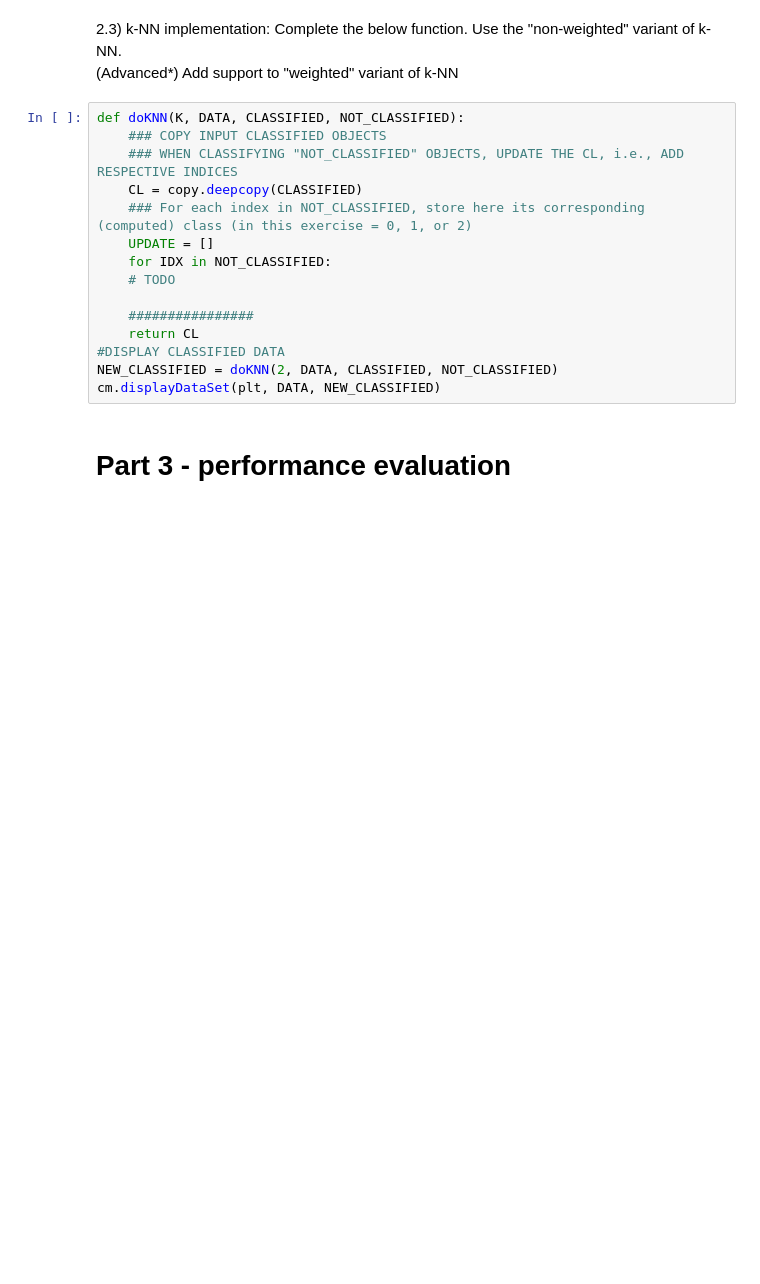
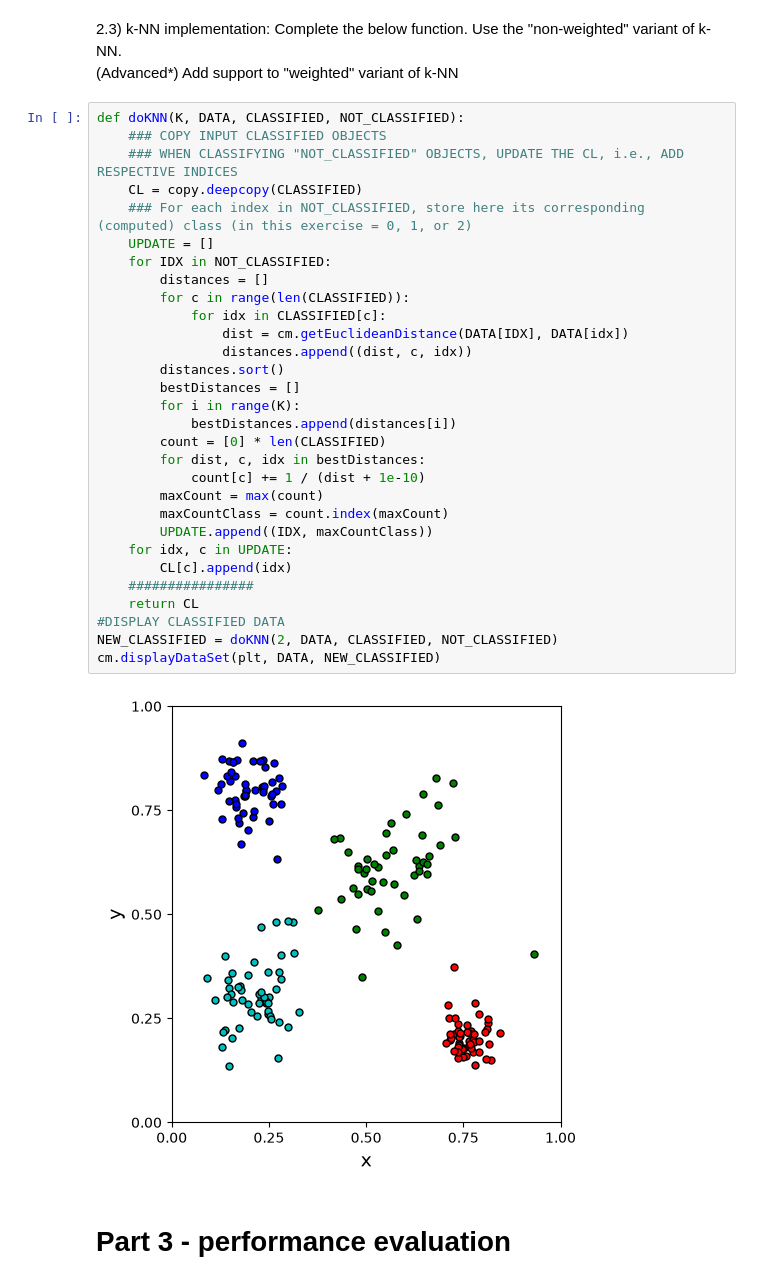
Before and after one commit to jmaciaszczyk/ai_labs, a Jupyter notebook: classification/Exercises.ipynb, the cells around one changed output. Cells and saved outputs as stored; diff of their text form; blank space fills up the shorter version.

```diff
--- a/classification/Exercises.ipynb
+++ b/classification/Exercises.ipynb
@@ -149,18 +154,35 @@ cm.displayDataSet(plt, DATA, CLASSIFIED, NOT_CLASSIFIED) #plt = plot package; se
 # %%
 def doKNN(K, DATA, CLASSIFIED, NOT_CLASSIFIED):
     ### COPY INPUT CLASSIFIED OBJECTS
     ### WHEN CLASSIFYING "NOT_CLASSIFIED" OBJECTS, UPDATE THE CL, i.e., ADD RESPECTIVE INDICES
     CL = copy.deepcopy(CLASSIFIED)
     ### For each index in NOT_CLASSIFIED, store here its corresponding (computed) class (in this exercise = 0, 1, or 2)
     UPDATE = []
     for IDX in NOT_CLASSIFIED:
-    # TODO
-
+        distances = []
+        for c in range(len(CLASSIFIED)):
+            for idx in CLASSIFIED[c]:
+                dist = cm.getEuclideanDistance(DATA[IDX], DATA[idx])
+                distances.append((dist, c, idx))
+        distances.sort()
+        bestDistances = []
+        for i in range(K):
+            bestDistances.append(distances[i])
+        count = [0] * len(CLASSIFIED)
+        for dist, c, idx in bestDistances:
+            count[c] += 1 / (dist + 1e-10)
+        maxCount = max(count)
+        maxCountClass = count.index(maxCount)
+        UPDATE.append((IDX, maxCountClass))
+    for idx, c in UPDATE:
+        CL[c].append(idx)
     ################
     return CL
 #DISPLAY CLASSIFIED DATA
 NEW_CLASSIFIED = doKNN(2, DATA, CLASSIFIED, NOT_CLASSIFIED)
 cm.displayDataSet(plt, DATA, NEW_CLASSIFIED)
+# %% [output]
+[figure, added]
 # %% [markdown]
 # Part 3 - performance evaluation
 # %% [markdown]
```
Also changed, not shown: parts of 4 cells of this notebook.
